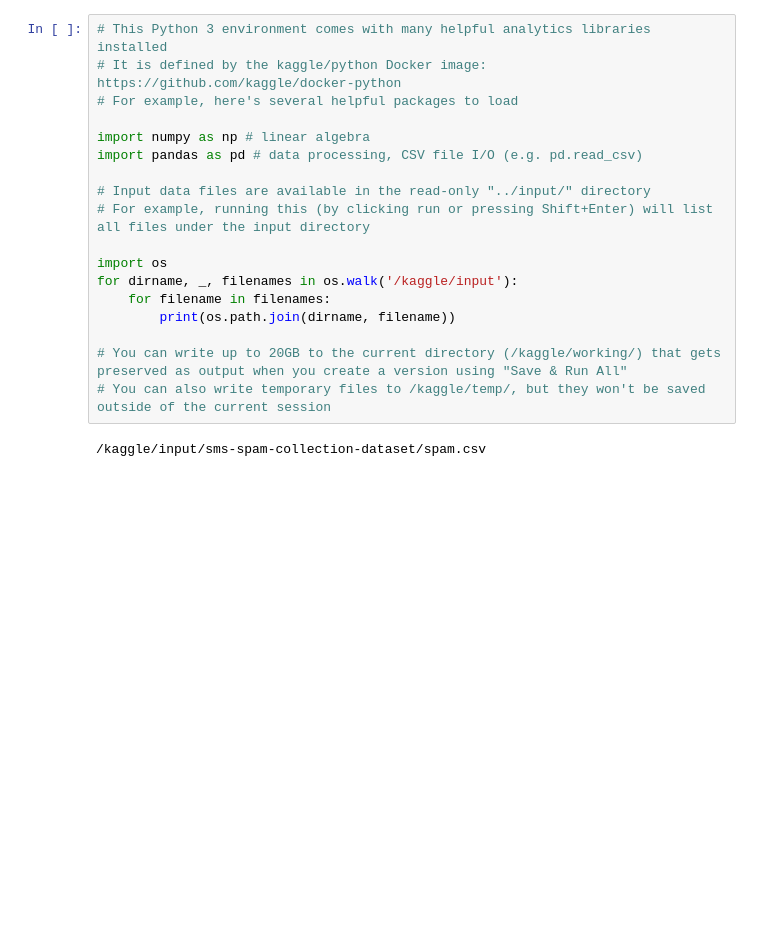
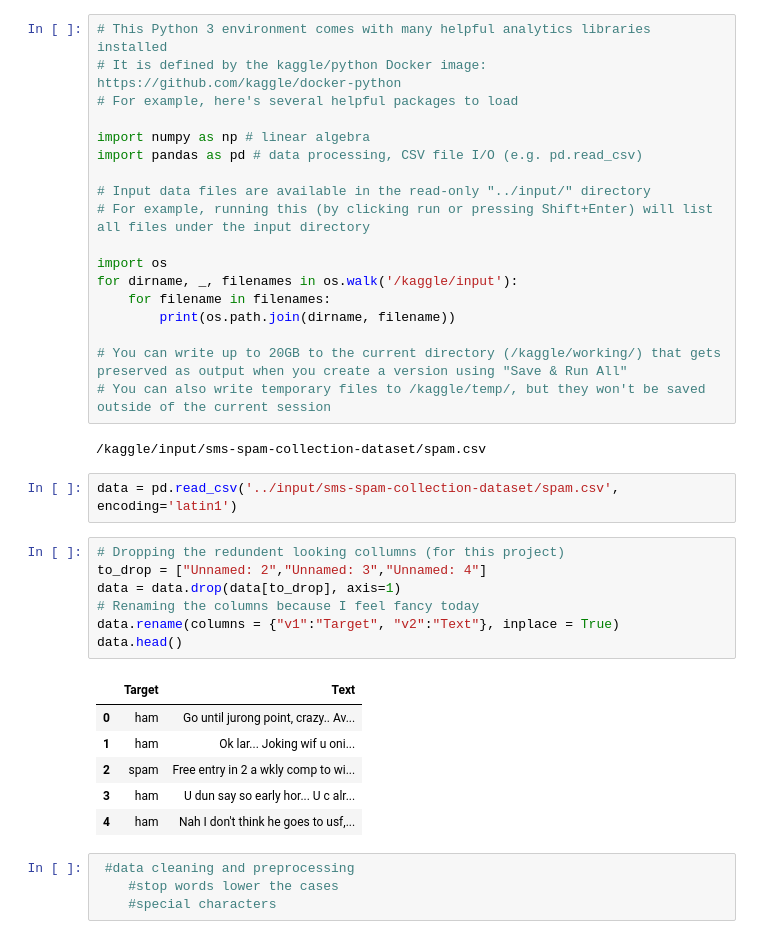
Before and after one commit to Nandiniranga/ML_Models, a Jupyter notebook: spamorhamclassifier.ipynb, the cells around one changed output. Drawn from its saved outputs; the diff is of its cells as text; blank space fills up the shorter version.

Commit message:
Kaggle Notebook | SpamOrHamclassifier | Version 2

```diff
--- a/spamorhamclassifier.ipynb
+++ b/spamorhamclassifier.ipynb
@@ -18,3 +18,23 @@ for dirname, _, filenames in os.walk('/kaggle/input'):
 # You can also write temporary files to /kaggle/temp/, but they won't be saved outside of the current session
 # %% [output]
 /kaggle/input/sms-spam-collection-dataset/spam.csv
+# %%
+data = pd.read_csv('../input/sms-spam-collection-dataset/spam.csv', encoding='latin1')
+# %%
+# Dropping the redundent looking collumns (for this project)
+to_drop = ["Unnamed: 2","Unnamed: 3","Unnamed: 4"]
+data = data.drop(data[to_drop], axis=1)
+# Renaming the columns because I feel fancy today
+data.rename(columns = {"v1":"Target", "v2":"Text"}, inplace = True)
+data.head()
+# %% [output]
+|  | Target | Text |
+| 0 | ham | Go until jurong point, crazy.. Av... |
+| 1 | ham | Ok lar... Joking wif u oni... |
+| 2 | spam | Free entry in 2 a wkly comp to wi... |
+| 3 | ham | U dun say so early hor... U c alr... |
+| 4 | ham | Nah I don't think he goes to usf,... |
+# %%
+ #data cleaning and preprocessing
+    #stop words lower the cases
+    #special characters
```
Also changed, not shown: parts of 9 cells of this notebook.
